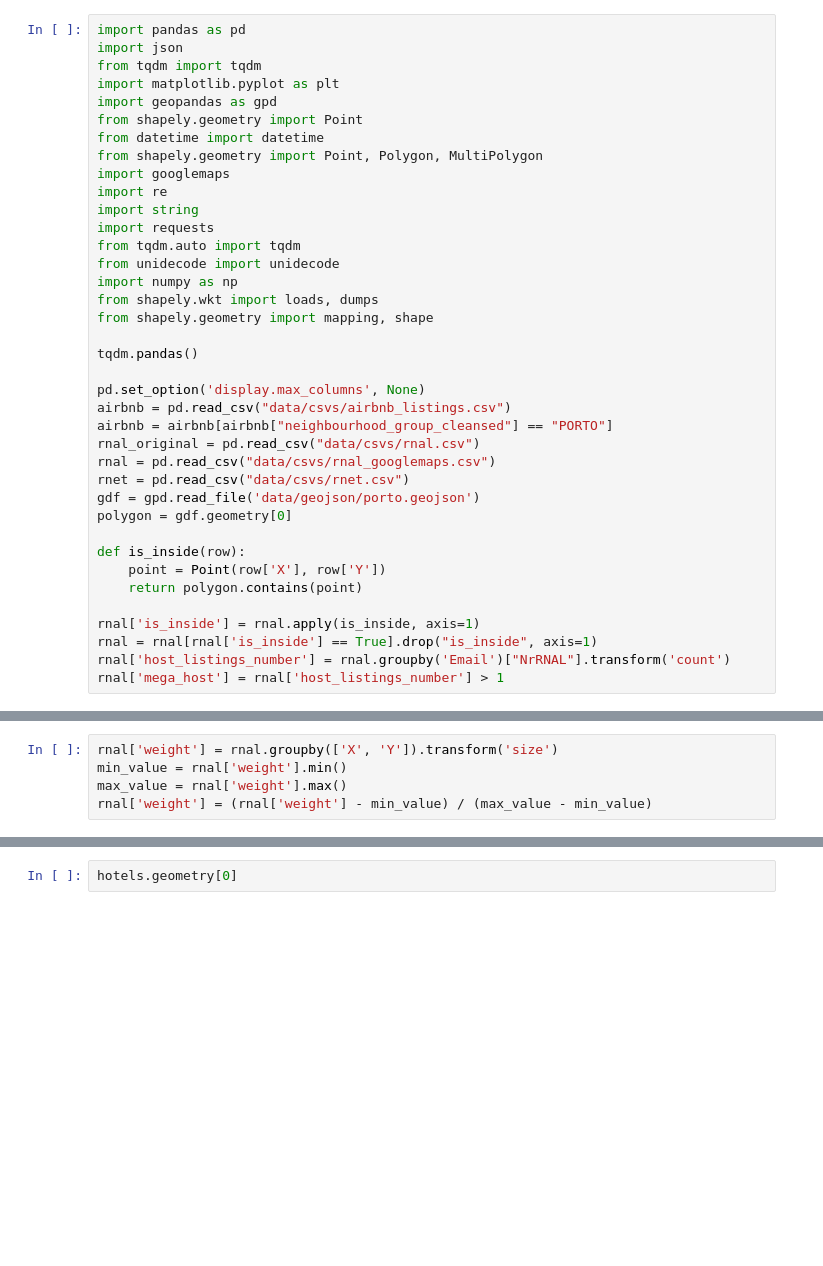
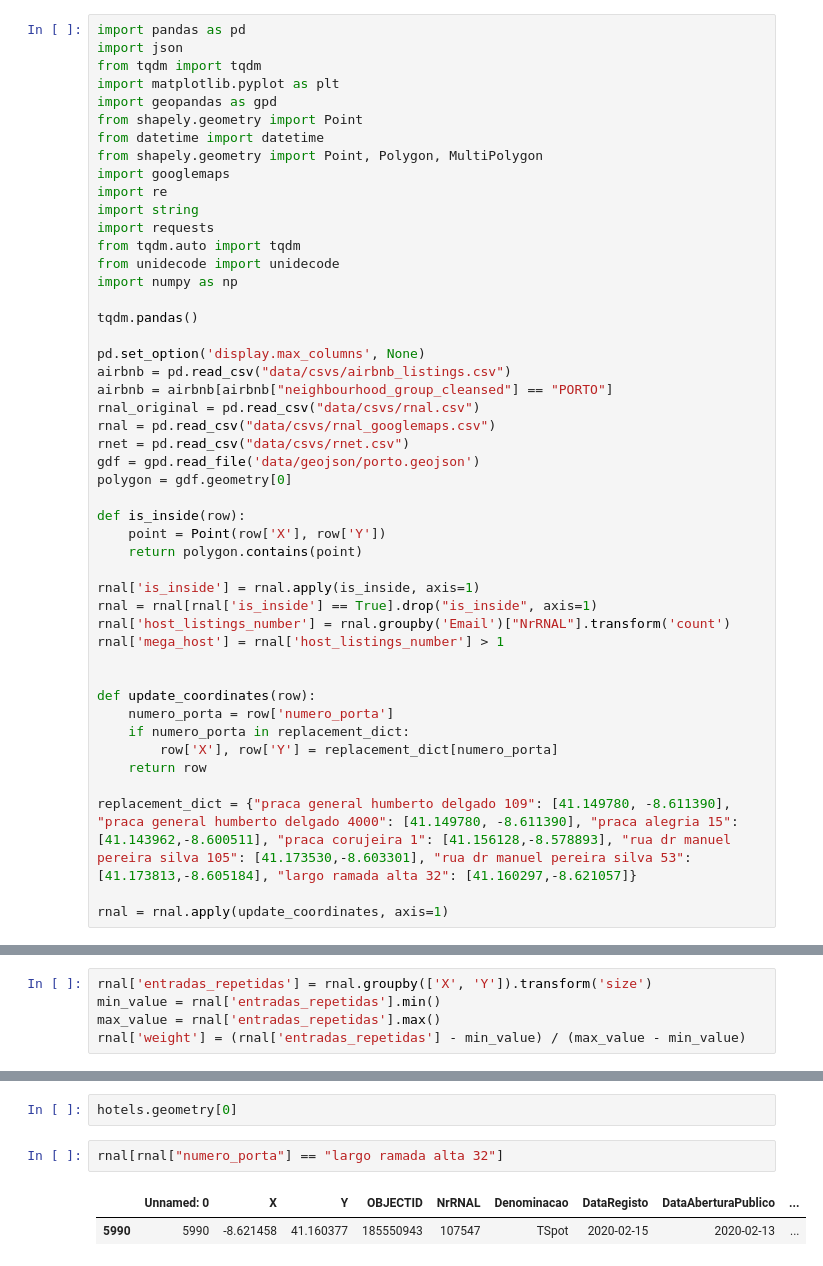
Before and after one commit to drowninginc/desalojamento, a Jupyter notebook: python/generate.ipynb, the cells around one changed output, grey strips where cells are left out. Saved outputs shown, nothing was run; the diff lists cells and outputs as text; blank space fills up the shorter version.

```diff
--- a/python/generate.ipynb
+++ b/python/generate.ipynb
@@ -14,8 +14,6 @@ import requests
 from tqdm.auto import tqdm
 from unidecode import unidecode
 import numpy as np
-from shapely.wkt import loads, dumps
-from shapely.geometry import mapping, shape
 
 tqdm.pandas()
 
@@ -36,6 +34,17 @@ rnal['is_inside'] = rnal.apply(is_inside, axis=1)
 rnal = rnal[rnal['is_inside'] == True].drop("is_inside", axis=1)
 rnal['host_listings_number'] = rnal.groupby('Email')["NrRNAL"].transform('count')
 rnal['mega_host'] = rnal['host_listings_number'] > 1
+
+
+def update_coordinates(row):
+    numero_porta = row['numero_porta']
+    if numero_porta in replacement_dict:
+        row['X'], row['Y'] = replacement_dict[numero_porta]
+    return row
+
+replacement_dict = {"praca general humberto delgado 109": [41.149780, -8.611390], "praca general humberto delgado 4000": [41.149780, -8.611390], "praca alegria 15": [41.143962,-8.600511], "praca corujeira 1": [41.156128,-8.578893], "rua dr manuel pereira silva 105": [41.173530,-8.603301], "rua dr manuel pereira silva 53": [41.173813,-8.605184], "largo ramada alta 32": [41.160297,-8.621057]}
+
+rnal = rnal.apply(update_coordinates, axis=1)
 # %% [markdown]
 # 0. Coordenadas da Google Maps API
 # %%
@@ -115,10 +124,10 @@ def get_coordinates(address, postalcode):
 # %% [markdown]
 ## 1.1 Mapa
 # %%
-rnal['weight'] = rnal.groupby(['X', 'Y']).transform('size')
-min_value = rnal['weight'].min()
-max_value = rnal['weight'].max()
-rnal['weight'] = (rnal['weight'] - min_value) / (max_value - min_value)
+rnal['entradas_repetidas'] = rnal.groupby(['X', 'Y']).transform('size')
+min_value = rnal['entradas_repetidas'].min()
+max_value = rnal['entradas_repetidas'].max()
+rnal['weight'] = (rnal['entradas_repetidas'] - min_value) / (max_value - min_value)
 # %%
 type_map = {'Apartamento':1,'Moradia':2,'EstabelecimentoHospedagem':3,'EstabelecimentoHospedagemHostel':4,'Quartos':5}
 freg_map = {'União das freguesias de Cedofeita, Santo Ildefonso, Sé, Miragaia, São Nicolau e Vitória':1,'Bonfim':2,'União das freguesias de Lordelo do Ouro e Massarelos':3,'Paranhos':4,'União das freguesias de Aldoar, Foz do Douro e Nevogilde':5,'Campanhã':6,'Ramalde':7}
@@ -438,3 +447,8 @@ with open(f'../web/public/static/data/hotels.json', 'w') as fp:
     json.dump(geojson, fp, separators=(',', ':'))
 # %%
 hotels.geometry[0]
+# %%
+rnal[rnal["numero_porta"] == "largo ramada alta 32"]
+# %% [output]
+|  | Unnamed: 0 | X | Y | OBJECTID | NrRNAL | Denominacao | DataRegisto | DataAberturaPublico | ... |
+| 5990 | 5990 | -8.621458 | 41.160377 | 185550943 | 107547 | TSpot | 2020-02-15 | 2020-02-13 | ... |
```
Also changed, not shown: parts of 2 cells of this notebook, 4 other files.
